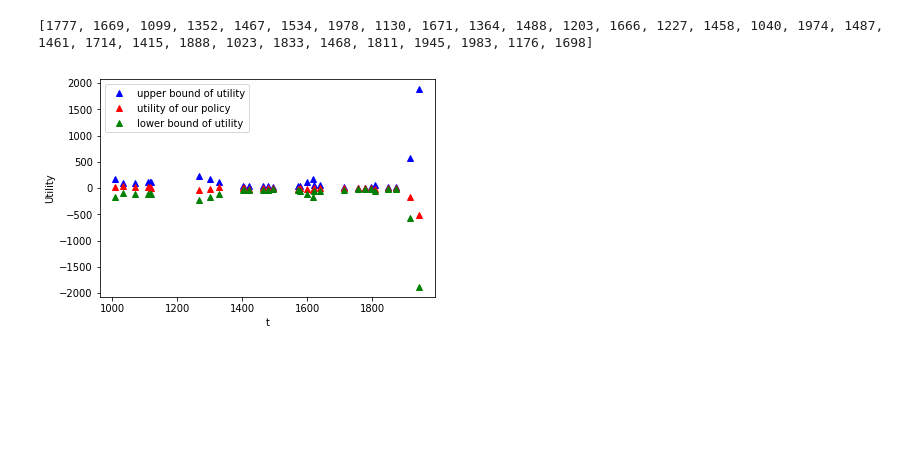
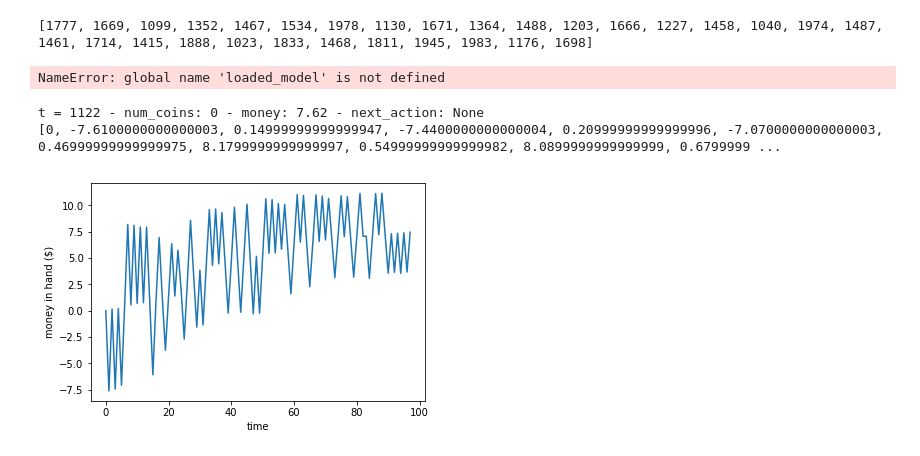
Before and after one commit to jennykim1016/AA228Project3, a Jupyter notebook: Naive NN.ipynb, the cells around one changed output. Saved outputs shown, nothing was run; the diff lists cells and outputs as text; code cells hidden in the pictures; blank space fills up the shorter version.

```diff
--- a/Naive NN.ipynb
+++ b/Naive NN.ipynb
@@ -1,4 +1,4 @@
 # %%
 import hyper_param as hp
 # %%
-price_history = hp.get_price_history()
+prices = hp.get_price_history().squeeze()
@@ -15,2 +4,0 @@ def get_price_history():
-# %%
-prices = get_price_history().squeeze()
@@ -366,6 +250,6 @@ def generate_NN_1_step_policy(start_time, prices, policy_length=100):
                 policy.append(HOLD)
         s = (t + 1, num_coins_hold, money_so_far, next_action)
         #print 't = {} - num_coins: {} - money: {} - next_action: {}'.format(t + 1, num_coins_hold, money_so_far, next_action)
-    return policy
+    return policy, num_coins, money_so_far
     print 't = {} - num_coins: {} - money: {} - next_action: {}'.format(t + 1, num_coins_hold, money_so_far, next_action)
 # %%
@@ -455,6 +319,7 @@ import random
 import hyper_param
 import qlearning
 import pickle
+import evaluate_v2
 
 random.seed(1000)
 
@@ -496,14 +361,74 @@ reward_array = []
 for i in range(hp.get_evaluation_step()):
     random_time = random.randint(1000, 2000)
     policy_length = hyper_param.get_policy_length()
-    #policy = generate_NN_1_step_policy(random_time, prices, policy_length)
+    policy, _, __ = generate_NN_1_step_policy(random_time, prices, policy_length)
     #qlearning_policy = qlearning.generate_Q_learning_policy(random_time, policy_length)
-
+    print "Policy: {}".format(policy)
     t_array.append(random_time)
     upper_bound_array.append(upper_bound_of_maximum_gain(random_time, prices))
-    #reward_array.append(evaluate.evaluate_reward(policy, prices, random_time))
+    reward_array.append(evaluate.evaluate_reward(policy, prices, random_time))
     #reward_array.append(evaluate.evaluate_reward(qlearning_policy, prices, random_time))
 
 plotAll2(t_array, upper_bound_array, reward_array)
+evaluate_v2.print_statistics(upper_bound_array, reward_array)
 # %% [output]
-[figure, removed]
+NameError: global name 'loaded_model' is not defined
+# %%
+# ideal policy of 1 step:
+# assuming perfect knowledge of next price (if the neural net will output 100 accuracy of wheter price increase or decrease)
+# if price will increase, then buy to hedge, sell in next time step.
+# if price will decrease, then sell to gain, buy in next time step.
+# else take action based on dynamics of price.
+
+
+#s = (start_t, 0, 0, None) # (t, num_coins_hold, money_so_far, next_action);
+s = (1023, 0, 0, None)
+# next_action = None: then take action based on dynamics of price, else take the specified next action
+# action: -1: buy, 1: sell, 0: hold (probably not used for now)
+money = []
+for i in range(99): #(max_t - start_t):
+    t, num_coins_hold, money_so_far, next_action = s
+    money.append(money_so_far)
+    current_price = prices[t]
+    next_price = prices[t + 1]
+    if next_action:
+        if next_action == BUY: # buy
+            num_coins_hold += 1
+            money_so_far -= current_price
+            next_action = None
+        if next_action == SELL: # sell
+            num_coins_hold -= 1
+            money_so_far += current_price
+            next_action = None
+    else:
+        # take action based on dynamics of price
+        if next_price > current_price: # price will increase, then buy to hedge, sell in next time step
+            # buy now to hedge
+            num_coins_hold += 1
+            money_so_far -= current_price
+            # sell in next time step
+            next_action = SELL
+        elif next_price < current_price: # price will decrease, then sell to gain, buy in next time step
+            # sell to gain
+            num_coins_hold -= 1
+            money_so_far += current_price
+            # buy back in next time step
+            next_action = BUY
+        else:
+            # don't do anything, take action based on price dynamics at next time step
+            next_action = None
+
+    s = (t + 1, num_coins_hold, money_so_far, next_action)
+print 't = {} - num_coins: {} - money: {} - next_action: {}'.format(t + 1, num_coins_hold, money_so_far, next_action)
+
+print money
+import matplotlib.pyplot as plt
+plt.figure()
+plt.plot(range(len(money) - 1), money[:-1])
+plt.xlabel('time')
+plt.ylabel('money in hand ($)')
+plt.show()
+# %% [output]
+t = 1122 - num_coins: 0 - money: 7.62 - next_action: None
+[0, -7.6100000000000003, 0.14999999999999947, -7.4400000000000004, 0.20999999999999996, -7.0700000000000003, 0.46999999999999975, 8.1799999999999997, 0.54999999999999982, 8.0899999999999999, 0.6799999 ...
+[figure, added]
```
Also changed, not shown: parts of 16 cells of this notebook, 1 other file.
